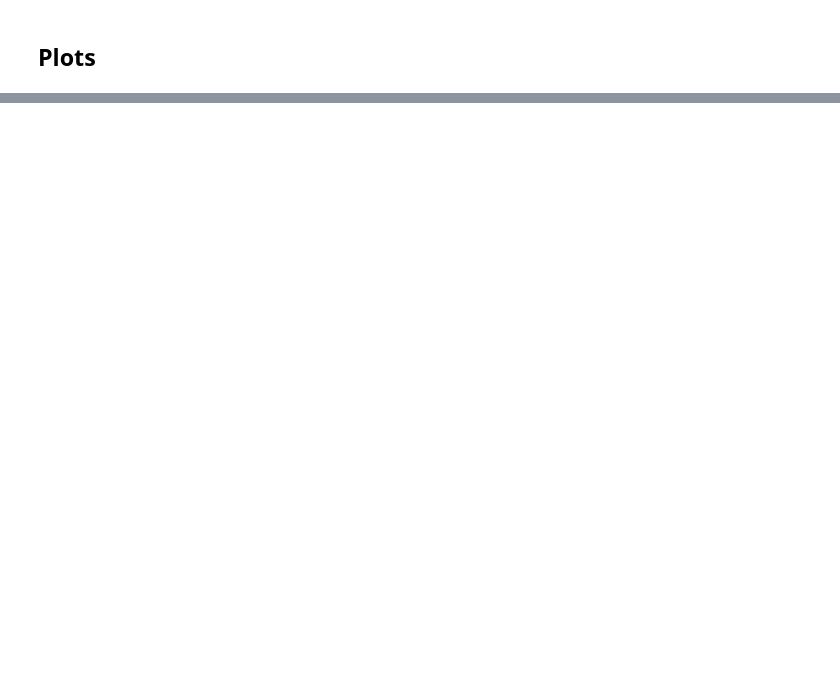
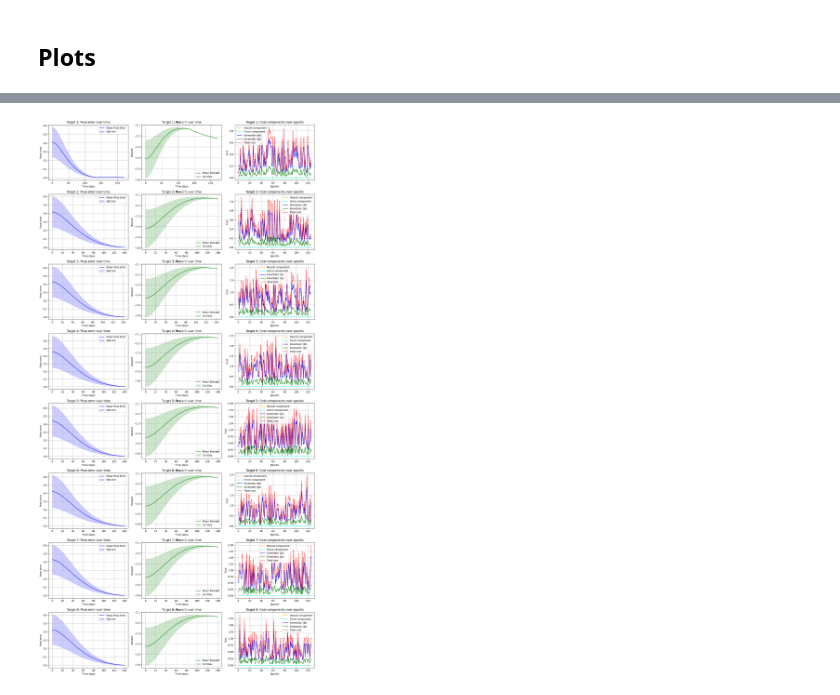
Before and after one commit to MetthewB/NX-492, a Jupyter notebook: script/myoelbow.ipynb, the cells around one changed output, grey strips where cells are left out. Drawn from its saved outputs; the diff is of its cells as text; code cells hidden in the pictures; blank space fills up the shorter version.

```diff
--- a/script/myoelbow.ipynb
+++ b/script/myoelbow.ipynb
@@ -389,6 +471,21 @@ def compute_and_accumulate_costs(controller, qpos, qvel, F_m, delayed_qpos, dela
     return weighted_costs["total"]
 # %% [markdown]
 ## Training Loop
+# %%
+# Compute initial and target joint angles
+initial_qpos = torch.tensor(inverse_kinematics(0.0, 0.0, L1, L2, shoulder_pos), dtype=torch.float32)
+
+# Define a fixed set of target positions
+fixed_target_qpos = [
+    torch.tensor(inverse_kinematics(0.05, 0.0, L1, L2, shoulder_pos), dtype=torch.float32),
+    torch.tensor(inverse_kinematics(0.0353, 0.0353, L1, L2, shoulder_pos), dtype=torch.float32),
+    torch.tensor(inverse_kinematics(0.0, 0.05, L1, L2, shoulder_pos), dtype=torch.float32),
+    torch.tensor(inverse_kinematics(-0.0353, 0.0353, L1, L2, shoulder_pos), dtype=torch.float32),
+    torch.tensor(inverse_kinematics(-0.05, 0.0, L1, L2, shoulder_pos), dtype=torch.float32),
+    torch.tensor(inverse_kinematics(-0.0353, -0.0353, L1, L2, shoulder_pos), dtype=torch.float32),
+    torch.tensor(inverse_kinematics(0.0, -0.05, L1, L2, shoulder_pos), dtype=torch.float32),
+    torch.tensor(inverse_kinematics(0.0353, -0.0353, L1, L2, shoulder_pos), dtype=torch.float32)
+]
 # %%
 # Instantiate the neural controller
 controller = NeuralLimbController(n_inputs=n_inputs, n_outputs=n_muscles)
@@ -540,0 +608,67 @@ plt.show()
+# %%
+fig, axes = plt.subplots(len(fixed_target_qpos), 3, figsize=(16, 4 * len(fixed_target_qpos)))
+
+for target_idx, target_data in target_results.items():
+    # Plot mean and std of pose errors
+    pose_errors = target_data["pose_errors"]  # List of lists
+    max_length = max(len(epoch) for epoch in pose_errors)  # Find the maximum length
+    padded_pose_errors = np.array([np.pad(epoch, (0, max_length - len(epoch)), constant_values=np.nan) for epoch in pose_errors])  # Pad with NaN
+
+    mean_pose_errors = np.nanmean(padded_pose_errors, axis=0)  # Mean over epochs, ignoring NaN
+    std_pose_errors = np.nanstd(padded_pose_errors, axis=0)    # Std over epochs, ignoring NaN
+
+    axes[target_idx, 0].plot(range(len(mean_pose_errors)), mean_pose_errors, label="Mean Pose Error", color="blue")
+    axes[target_idx, 0].fill_between(
+        range(len(mean_pose_errors)),
+        mean_pose_errors - std_pose_errors,
+        mean_pose_errors + std_pose_errors,
+        color="blue",
+        alpha=0.2,
+        label="Std Dev"
+    )
+    axes[target_idx, 0].set_title(f"Target {target_idx + 1}: Pose error over time")
+    axes[target_idx, 0].set_xlabel("Time steps")
+    axes[target_idx, 0].set_ylabel("Pose error")
+    axes[target_idx, 0].legend()
+    axes[target_idx, 0].grid()
+
+    # Plot mean and std of rewards
+    rewards = target_data["rewards"]  # List of lists
+    max_length = max(len(epoch) for epoch in rewards)  # Find the maximum length
+    padded_rewards = np.array([np.pad(epoch, (0, max_length - len(epoch)), constant_values=np.nan) for epoch in rewards])  # Pad with NaN
+
+    mean_rewards = np.nanmean(padded_rewards, axis=0)  # Mean over epochs, ignoring NaN
+    std_rewards = np.nanstd(padded_rewards, axis=0)    # Std over epochs, ignoring NaN
+
+    axes[target_idx, 1].plot(range(len(mean_rewards)), mean_rewards, label="Mean Reward", color="green")
+    axes[target_idx, 1].fill_between(
+        range(len(mean_rewards)),
+        mean_rewards - std_rewards,
+        mean_rewards + std_rewards,
+        color="green",
+        alpha=0.2,
+        label="Std Dev"
+    )
+    axes[target_idx, 1].set_title(f"Target {target_idx + 1}: Reward over time")
+    axes[target_idx, 1].set_xlabel("Time steps")
+    axes[target_idx, 1].set_ylabel("Reward")
+    axes[target_idx, 1].legend()
+    axes[target_idx, 1].grid()
+
+    # Plot costs
+    num_cost_epochs = len(target_data["costs"]["total"])  # Dynamically determine the number of epochs
+    axes[target_idx, 2].plot(range(1, num_cost_epochs + 1), target_data["costs"]["neural"], label="Neural component", color="orange")
+    axes[target_idx, 2].plot(range(1, num_cost_epochs + 1), target_data["costs"]["force"], label="Force component", color="cyan")
+    axes[target_idx, 2].plot(range(1, num_cost_epochs + 1), target_data["costs"]["J_b"], label="Kinematic (Jb)", color="blue")
+    axes[target_idx, 2].plot(range(1, num_cost_epochs + 1), target_data["costs"]["J_p"], label="Kinematic (Jp)", color="green")
+    axes[target_idx, 2].plot(range(1, num_cost_epochs + 1), target_data["costs"]["total"], label="Total cost", linestyle="--", color="red")
+    axes[target_idx, 2].set_title(f"Target {target_idx + 1}: Cost components over epochs")
+    axes[target_idx, 2].set_xlabel("Epochs")
+    axes[target_idx, 2].set_ylabel("Cost")
+    axes[target_idx, 2].legend()
+    axes[target_idx, 2].grid()
+
+plt.tight_layout()
+plt.show()
+# %% [output]
+[figure, added]
```
Also changed, not shown: parts of 7 cells of this notebook, 2 other files.
